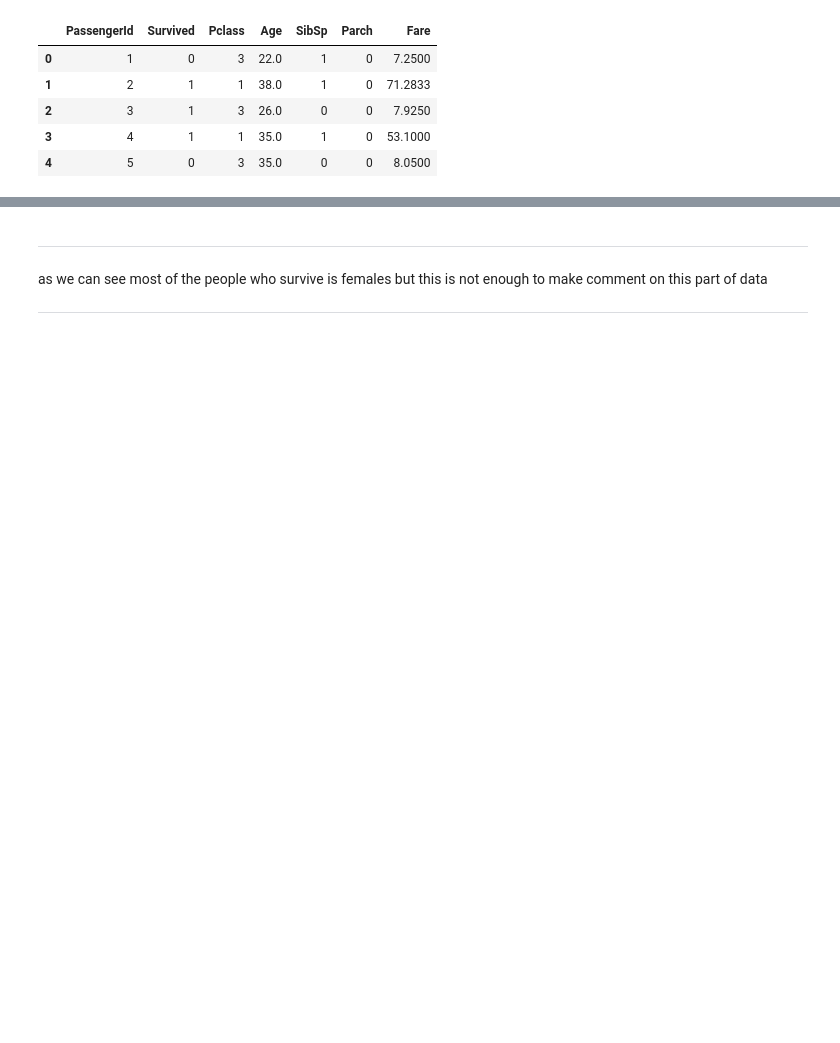
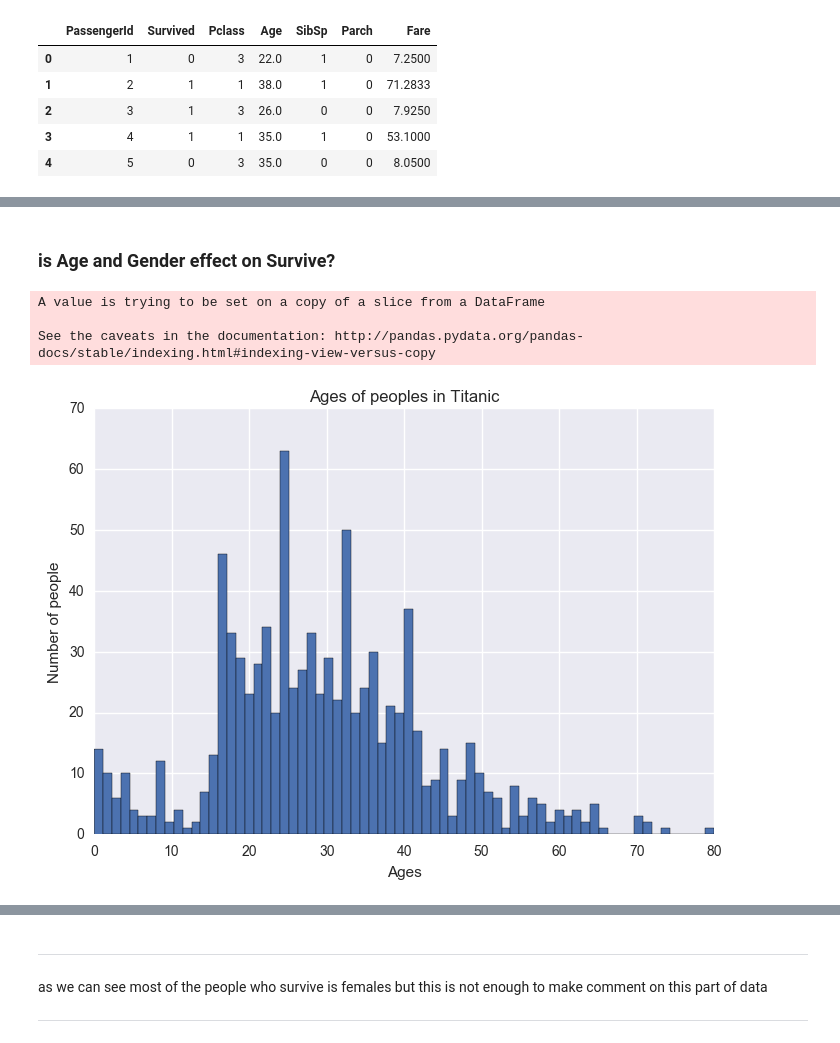
Before and after one commit to AhmetHamzaEmra/Data-Analyst-Nanodegree-, a Jupyter notebook: Titanic_Analysis.ipynb, the cells around one changed output, grey strips where cells are left out. Drawn from its saved outputs; the diff is of its cells as text; code cells hidden in the pictures; blank space fills up the shorter version.

```diff
--- a/Titanic_Analysis.ipynb
+++ b/Titanic_Analysis.ipynb
@@ -81,0 +75,25 @@ Name: Survived, dtype: float64
+# %% [markdown]
+
+### is Age and Gender effect on Survive?
+# %%
+average_age_titanic    =titanic_df['Age'].mean()
+std_age_titanic        =titanic_df['Age'].std()
+count_nan_age_titanic  =titanic_df['Age'].isnull().sum()
+
+rand_1=np.random.randint(average_age_titanic-std_age_titanic,average_age_titanic+std_age_titanic, size=count_nan_age_titanic)
+# plot original Age values
+# fill NaN values in Age column with random values generated
+titanic_df["Age"][np.isnan(titanic_df["Age"])] = rand_1
+#convert them to int
+titanic_df['Age']=titanic_df['Age'].astype(int)
+
+titanic_df['Age'].hist(bins=70)
+plt.title('Ages of peoples in Titanic')
+plt.xlabel('Ages')
+plt.ylabel('Number of people')
+plt.show()
+# %% [output]
+A value is trying to be set on a copy of a slice from a DataFrame
+
+See the caveats in the documentation: http://pandas.pydata.org/pandas-docs/stable/indexing.html#indexing-view-versus-copy
+[figure, added]
```
Also changed, not shown: parts of 41 cells of this notebook.
